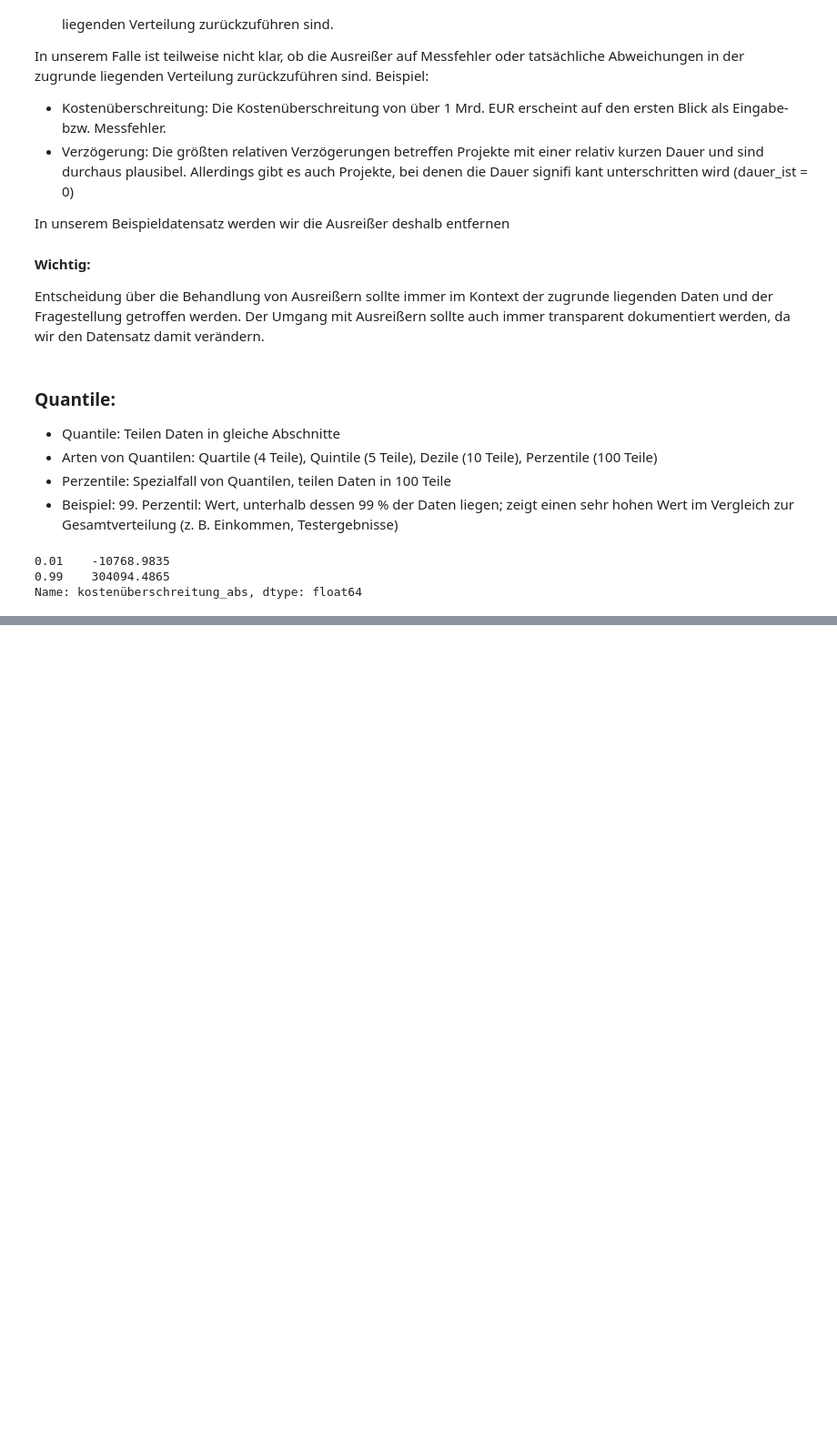
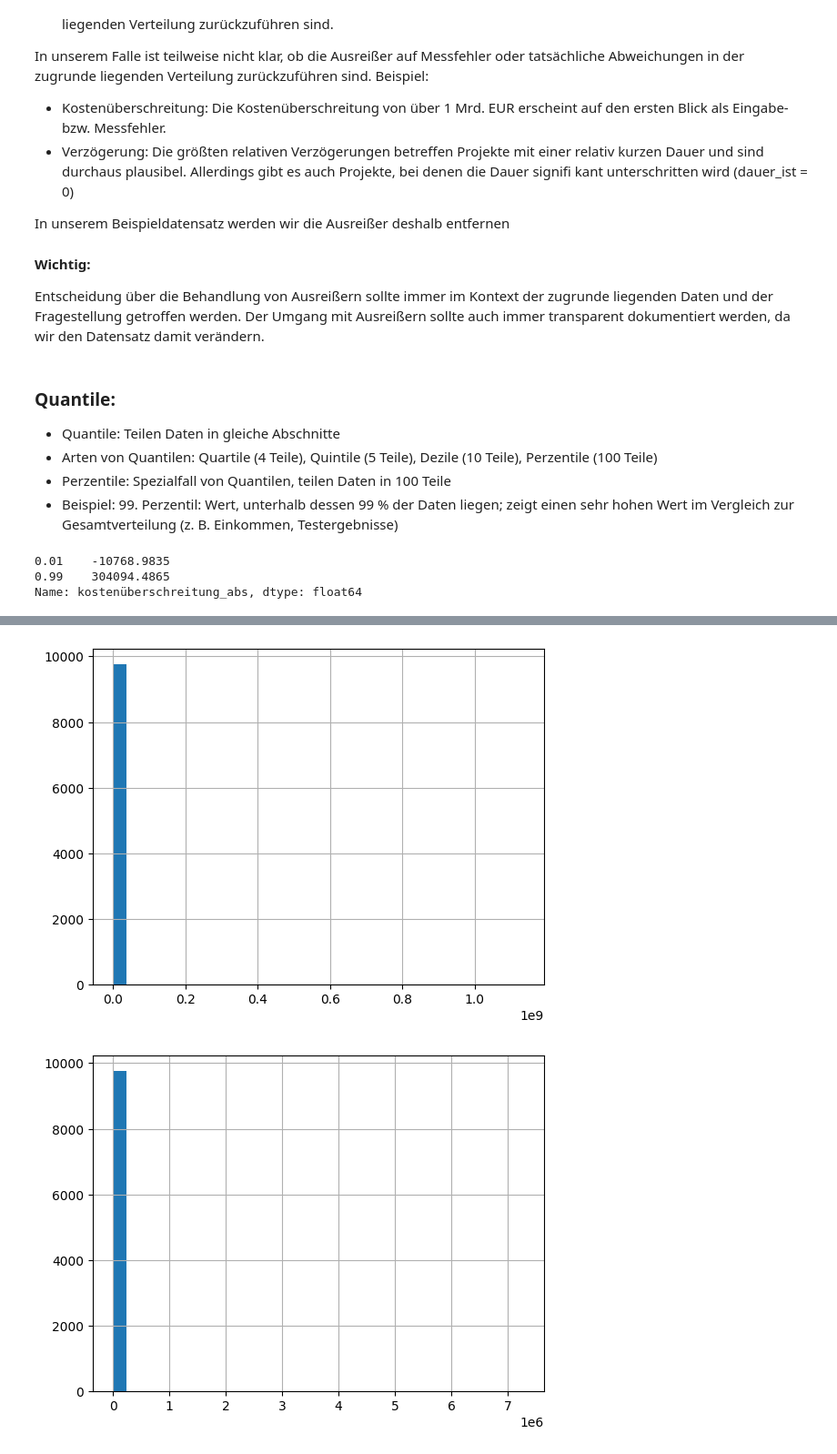
Before and after one commit to AliBenBali/DataScience, a Jupyter notebook: FallstudieConstruction.ipynb, the cells around one changed output, grey strips where cells are left out. Shown at 91% size. Cells and saved outputs as stored; diff of their text form; code cells hidden in the pictures; blank space fills up the shorter version.

```diff
--- a/FallstudieConstruction.ipynb
+++ b/FallstudieConstruction.ipynb
@@ -501,0 +511,12 @@ df_neu = df.query("verzögerung_rel > @q1 and verzögerung_rel < @q99")
+# %%
+df['kostenüberschreitung_abs'].hist(bins=30)
+plt.show()
+df['kostenüberschreitung_rel'].hist(bins=30)
+plt.show()
+df['verzögerung_rel'].hist(bins=30)
+plt.show()
+df['verzögerung_abs'].hist(bins=30)
+plt.show()
+# %% [output]
+[figure, added]
+[figure, added]
```
Also changed, not shown: parts of 23 cells of this notebook.
